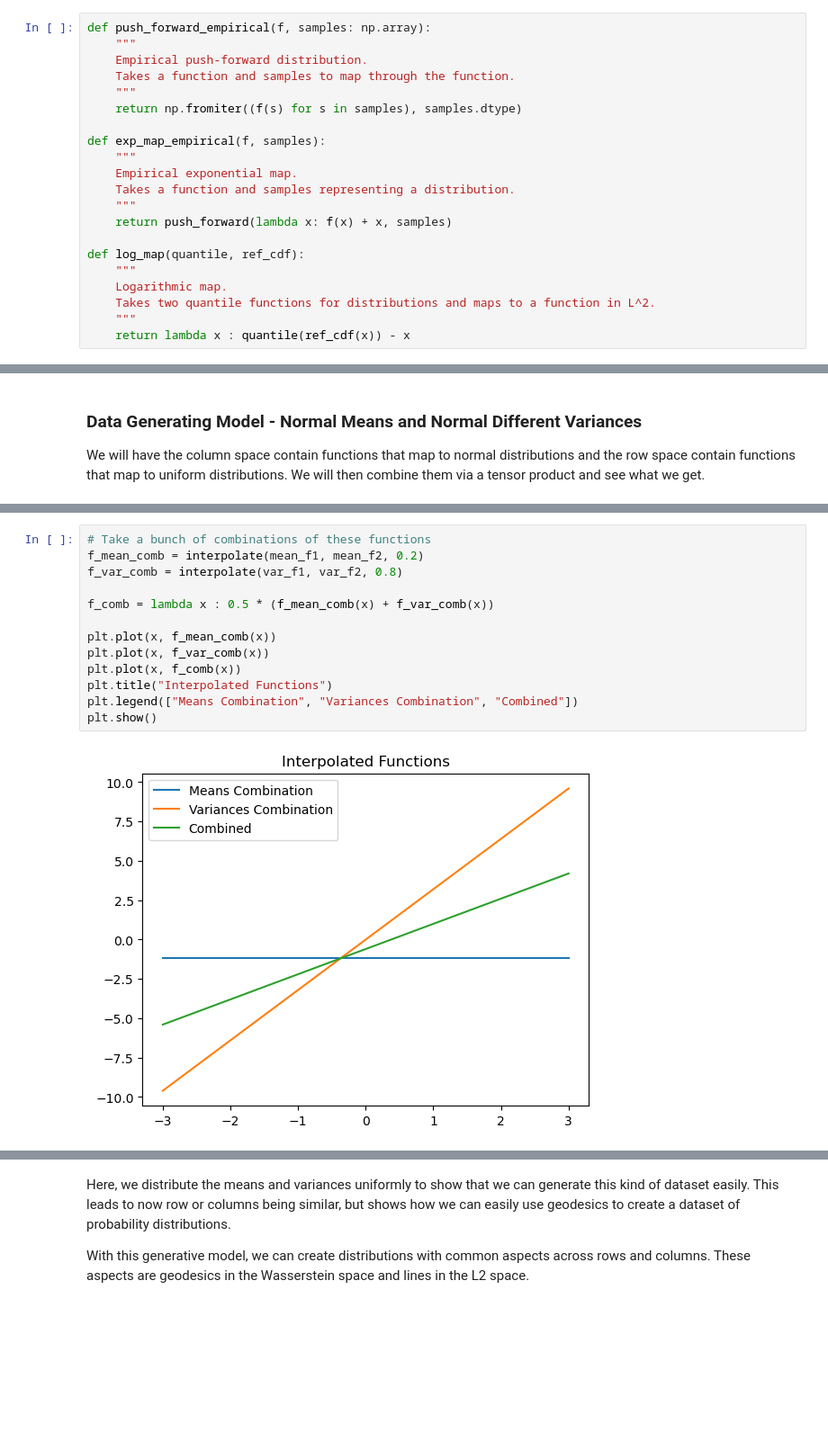
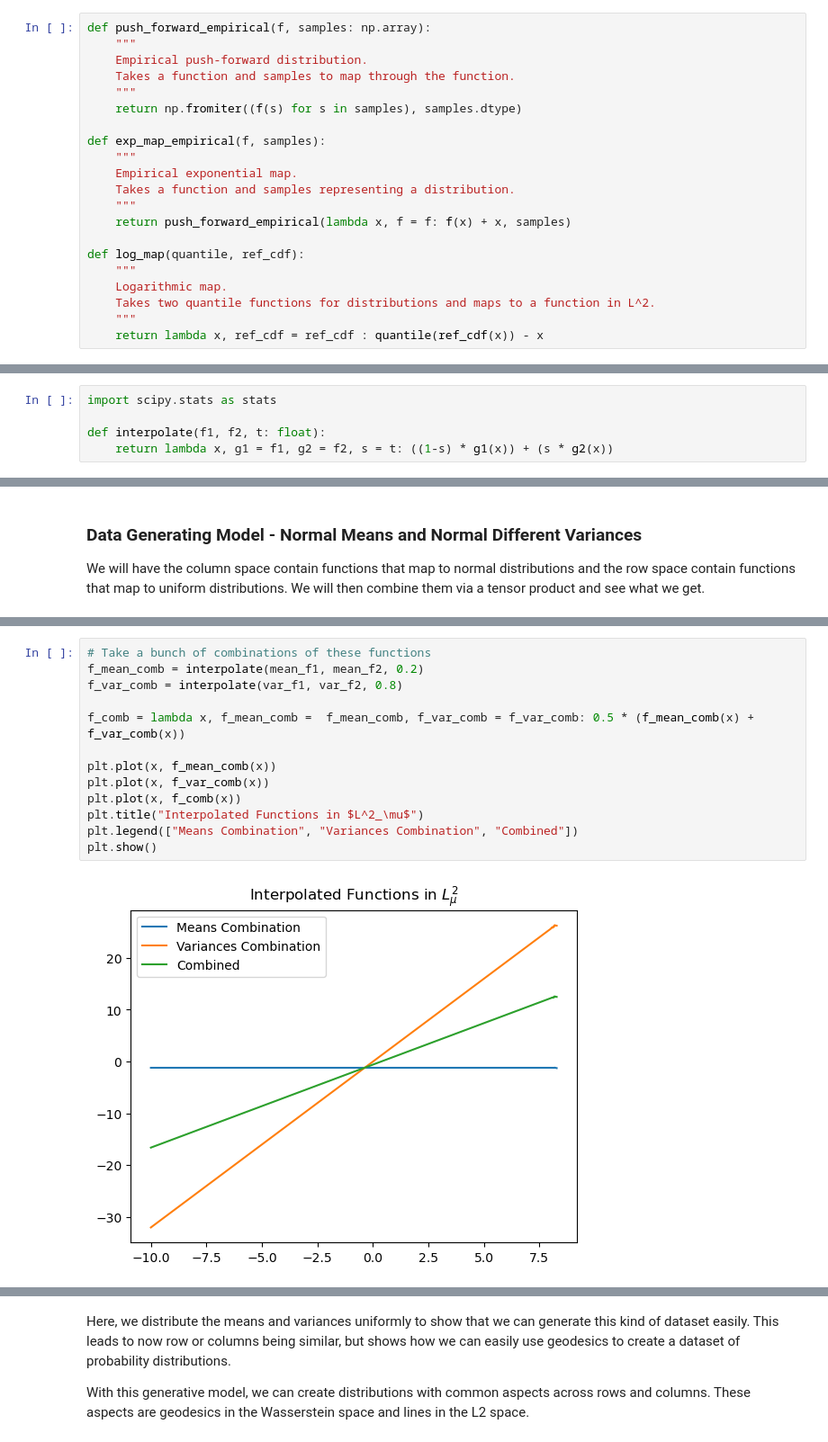
Before and after one commit to jacobf18/Dist-NN, a Jupyter notebook: nearest_neighbors.ipynb, the cells around one changed output, grey strips where cells are left out. Shown at 90% size. Cells and saved outputs as stored; diff of their text form; blank space fills up the shorter version.

Commit message:
added figures

```diff
--- a/nearest_neighbors.ipynb
+++ b/nearest_neighbors.ipynb
@@ -209,11 +237,11 @@ def exp_map_empirical(f, samples):
     Empirical exponential map.
     Takes a function and samples representing a distribution.
     """
-    return push_forward(lambda x: f(x) + x, samples)
+    return push_forward_empirical(lambda x, f = f: f(x) + x, samples)
 
 def log_map(quantile, ref_cdf):
     """
     Logarithmic map.
     Takes two quantile functions for distributions and maps to a function in L^2.
     """
-    return lambda x : quantile(ref_cdf(x)) - x
+    return lambda x, ref_cdf = ref_cdf : quantile(ref_cdf(x)) - x
@@ -296,0 +280,5 @@ plt.show()
+# %%
+import scipy.stats as stats
+
+def interpolate(f1, f2, t: float):
+    return lambda x, g1 = f1, g2 = f2, s = t: ((1-s) * g1(x)) + (s * g2(x))
@@ -357,18 +417,18 @@ plt.show()
 # %%
 # Take a bunch of combinations of these functions
 f_mean_comb = interpolate(mean_f1, mean_f2, 0.2)
 f_var_comb = interpolate(var_f1, var_f2, 0.8)
 
-f_comb = lambda x : 0.5 * (f_mean_comb(x) + f_var_comb(x))
+f_comb = lambda x, f_mean_comb =  f_mean_comb, f_var_comb = f_var_comb: 0.5 * (f_mean_comb(x) + f_var_comb(x))
 
 plt.plot(x, f_mean_comb(x))
 plt.plot(x, f_var_comb(x))
 plt.plot(x, f_comb(x))
-plt.title("Interpolated Functions")
+plt.title("Interpolated Functions in $L^2_\mu$")
 plt.legend(["Means Combination", "Variances Combination", "Combined"])
 plt.show()
 # %% [output]
-[figure, old version]
+[figure, new version]
 # %%
 import seaborn as sns
 
```
Also changed, not shown: parts of 35 cells of this notebook, 11 other files.
